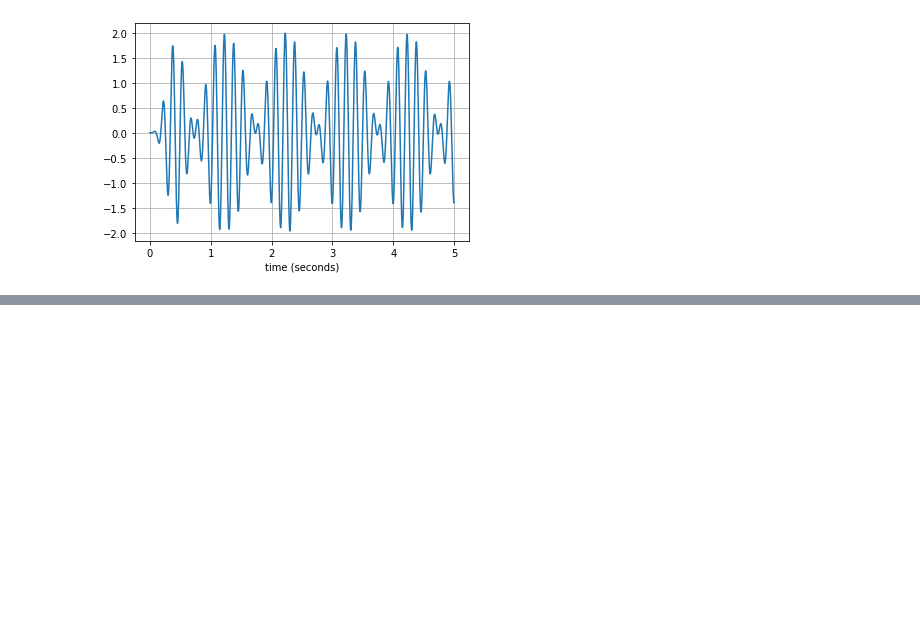
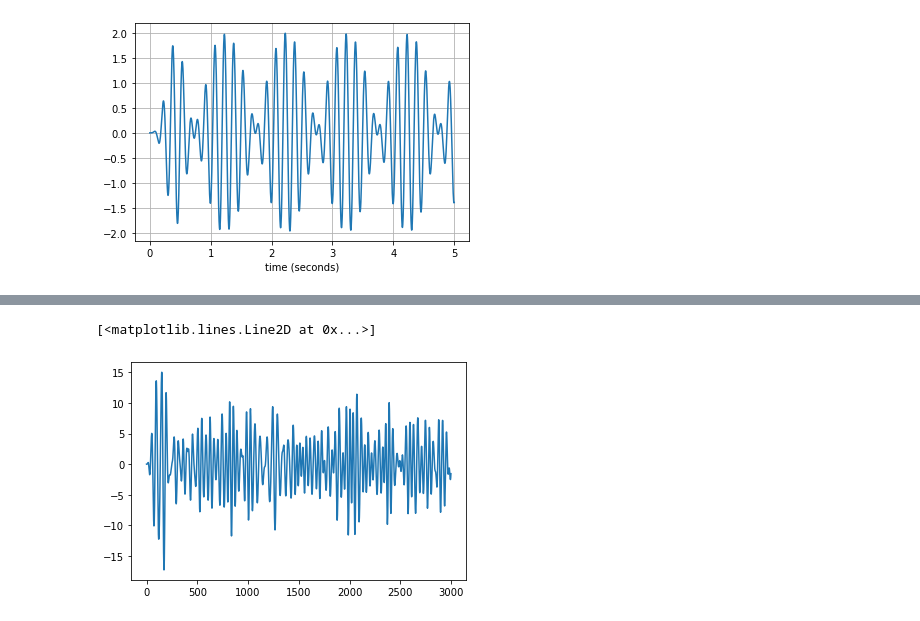
Before and after one commit to orvindemsy/BCICIV2a-FBCSP, a Jupyter notebook: fbcsp.ipynb, the cells around one changed output, grey strips where cells are left out. Drawn from its saved outputs; the diff is of its cells as text; code cells hidden in the pictures; blank space fills up the shorter version.

```diff
--- a/fbcsp.ipynb
+++ b/fbcsp.ipynb
@@ -205,0 +425,3 @@ plt.show()
+# %%
+# Create function that can do bandpass filter for each subject
+test1 = butter_bandpass_filter(test, 4, 8, 250)
@@ -205,0 +433,5 @@ plt.show()
+# %%
+plt.plot(test1[0])
+# %% [output]
+[<matplotlib.lines.Line2D at 0x...>]
+[figure, added]
```
Also changed, not shown: parts of 24 cells of this notebook.
